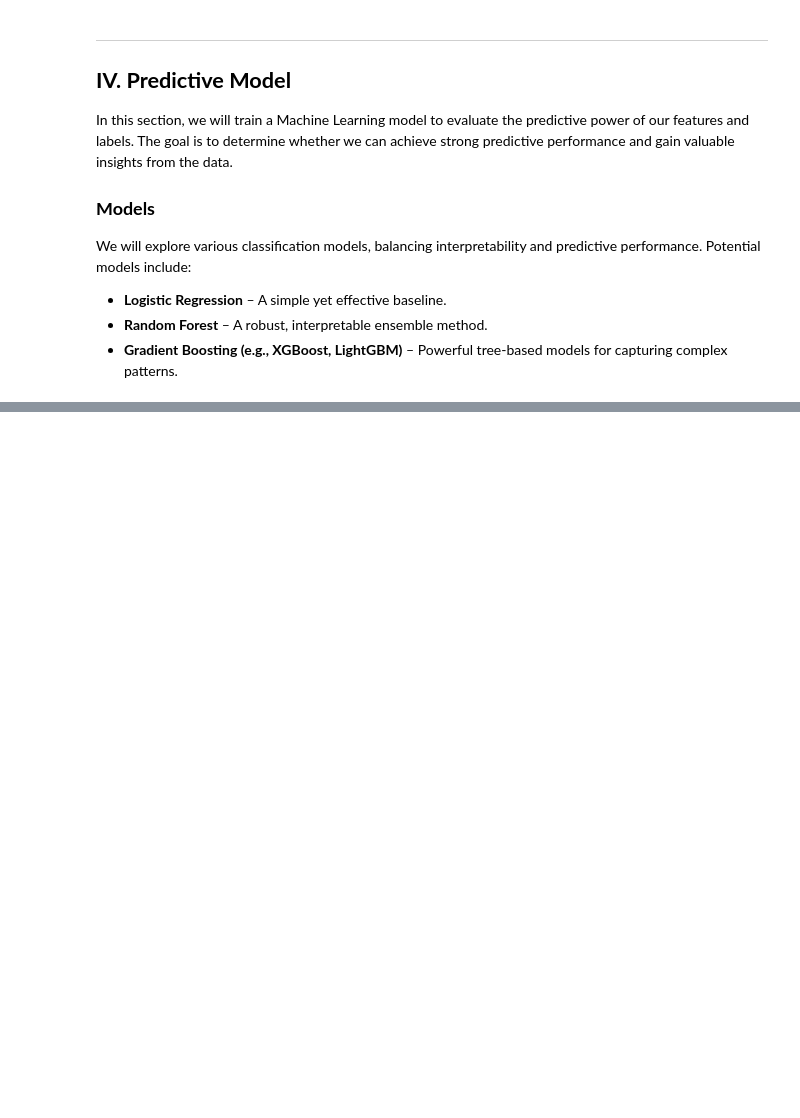
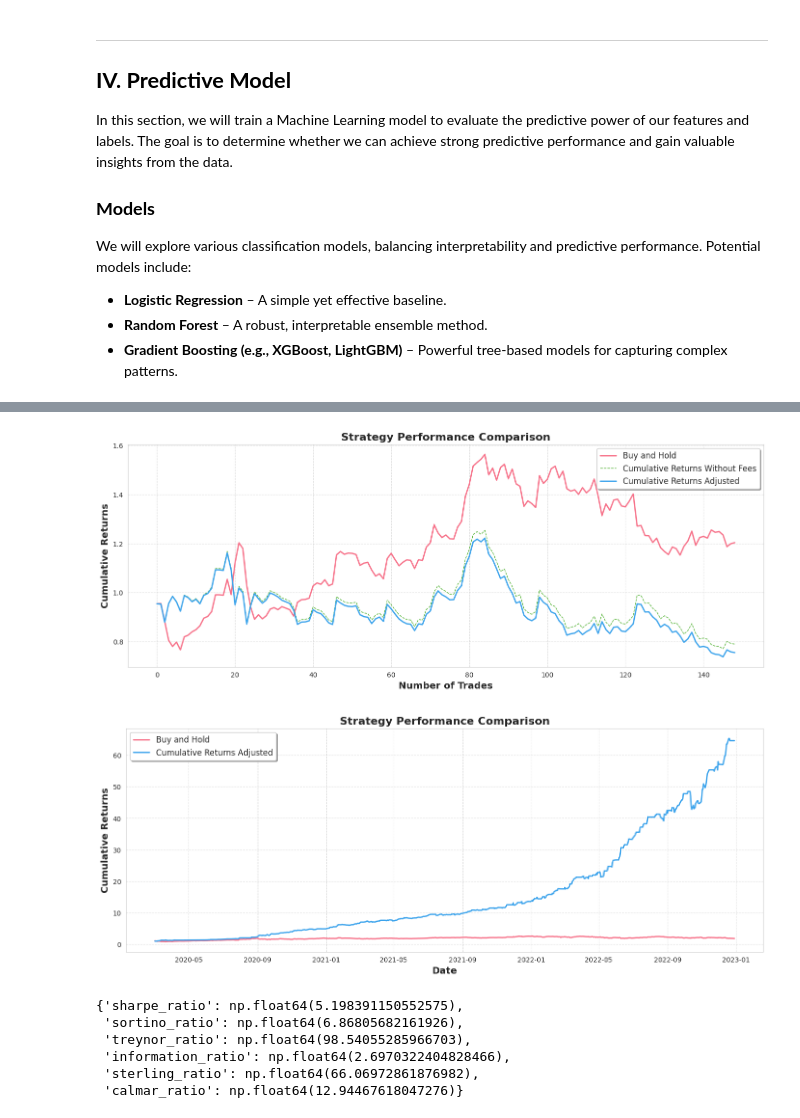
Before and after one commit to Cheval-Paresseux/ChevalParesseux-lib, a Jupyter notebook: notebooks/MachineLearning.ipynb, the cells around one changed output, grey strips where cells are left out. Cells and saved outputs as stored; diff of their text form; code cells hidden in the pictures; blank space fills up the shorter version.

```diff
--- a/notebooks/MachineLearning.ipynb
+++ b/notebooks/MachineLearning.ipynb
@@ -408,0 +612,6 @@ Sharpe Ratio: -0.24505473098584502, Calmar Ratio: -0.1537870108022766, Informati
+# %%
+testing_asset = testing_data['AAPL'].drop(columns=['count_trx']).reset_index()
+processed_asset = strategy.process_data(testing_asset)
+signals_df = strategy.predict(processed_asset[0])
+operations_df, _ = strategy.operate(processed_asset[0])
+operations_df
@@ -408,0 +632,27 @@ Sharpe Ratio: -0.24505473098584502, Calmar Ratio: -0.1537870108022766, Informati
+# %%
+strategy_params = {
+    'model': model,
+    'labeller': labeller,
+    'labeller_params': labeller_params,
+    'params_general': params_general,
+    'params_quantile': params_quantile,
+    'params_hurst': params_hurst,
+    'n_jobs': 9
+}
+
+backtester = lib.Backtest(strategy=strategy)
+backtester.set_computingParams(date_name="date", bid_open_name="open", ask_open_name="open", n_jobs=1)
+backtester.set_backtestParams(strategy_params=strategy_params, brokerage_cost=0.0001, slippage_cost=0.0001)
+
+full_operations_df, full_signals_df = backtester.run_backtest(data=testing_asset)
+backtester.plot_operationsBars(by_date=False, BuyAndHold=True, NoFees=True, Fees=True)
+backtester.plot_timeBars()
+# %% [output]
+[figure, added]
+[figure, added]
+{'sharpe_ratio': np.float64(5.198391150552575),
+ 'sortino_ratio': np.float64(6.86805682161926),
+ 'treynor_ratio': np.float64(98.54055285966703),
+ 'information_ratio': np.float64(2.6970322404828466),
+ 'sterling_ratio': np.float64(66.06972861876982),
+ 'calmar_ratio': np.float64(12.94467618047276)}
```
Also changed, not shown: parts of 16 cells of this notebook, 5 other files.
